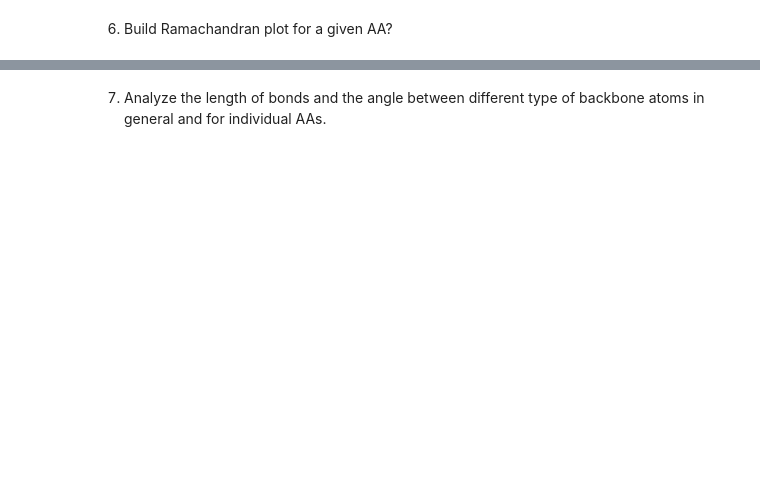
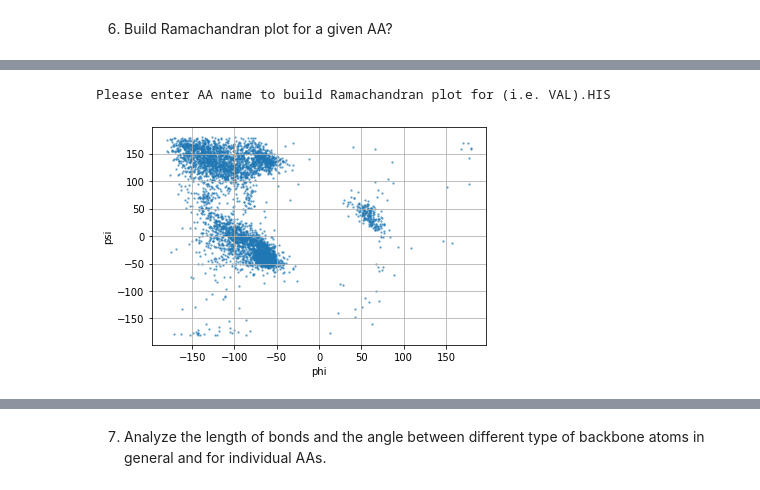
Before and after one commit to sangchoi93/bioinformatics_group_project_1, a Jupyter notebook: bioinfo_project_1.ipynb, the cells around one changed output, grey strips where cells are left out. Drawn from its saved outputs; the diff is of its cells as text; code cells hidden in the pictures; blank space fills up the shorter version.

```diff
--- a/bioinfo_project_1.ipynb
+++ b/bioinfo_project_1.ipynb
@@ -139,0 +154,7 @@ Please enter AA name to build Ramachandran plot for (i.e. VAL).VAL
+# %%
+aa_input = str(input('Please enter AA name to build Ramachandran plot for (i.e. VAL).'))
+df_aa_val = pdb_util.build_ramachandran_aa(aa_input)
+pdb_util.plot_ramachandran(df_aa_val, 0.5, 2)
+# %% [output]
+Please enter AA name to build Ramachandran plot for (i.e. VAL).HIS
+[figure, added]
```
Also changed, not shown: parts of 13 cells of this notebook, 1 other file.
